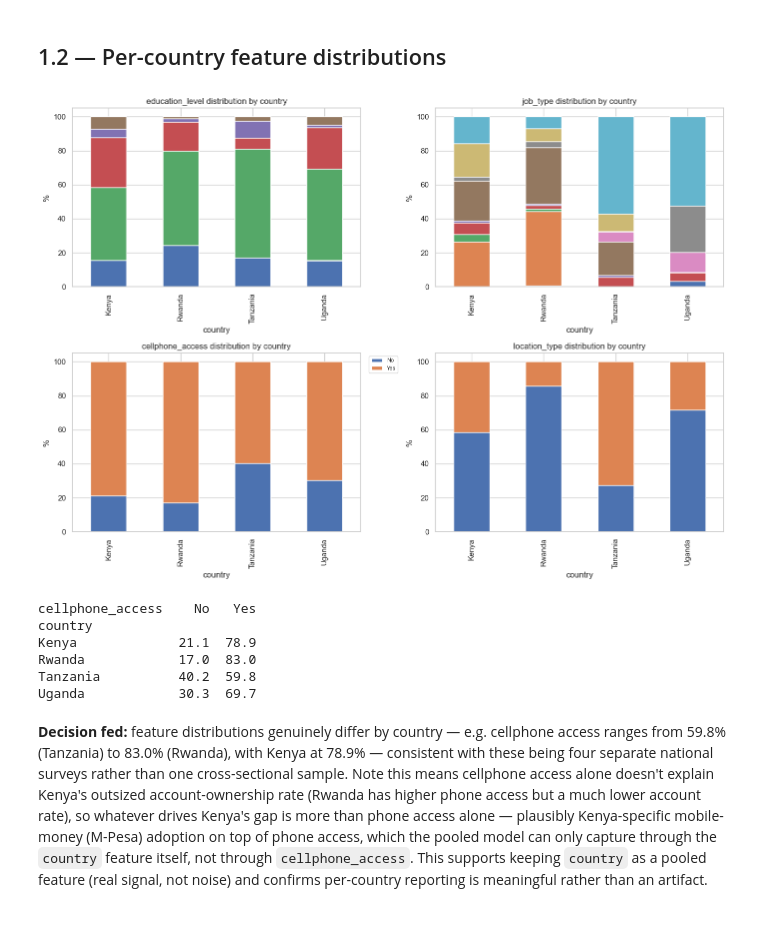
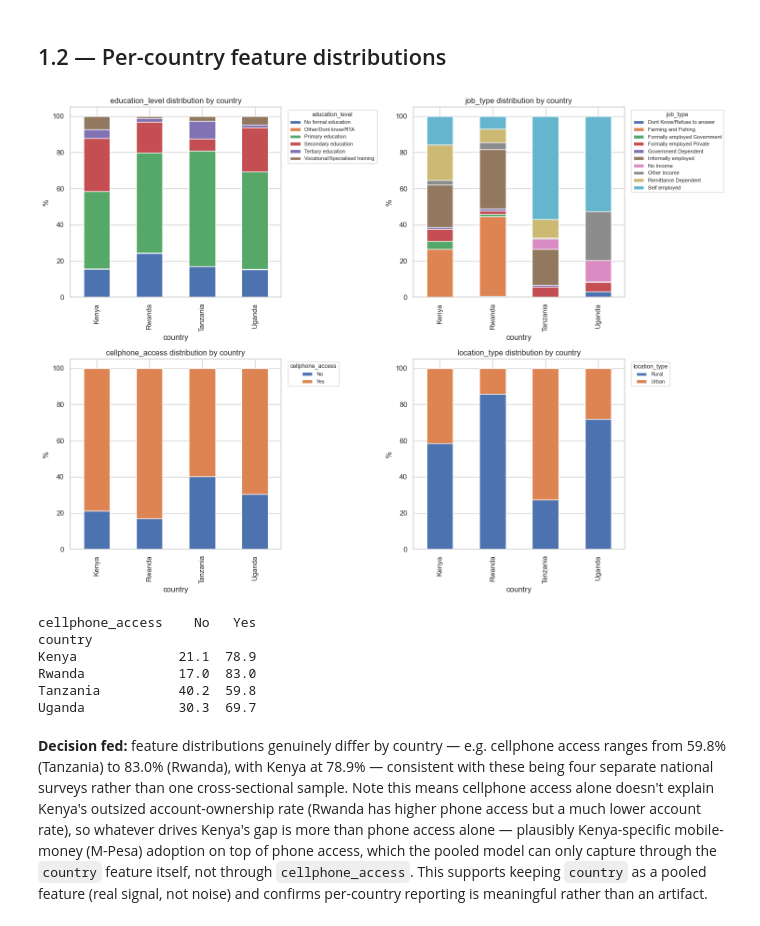
Before and after one commit to Charis-Opol/Financial_Inclusion_in_Africa_Machine_Learning_Pipeline_Task, a Jupyter notebook: notebooks/01_eda.ipynb, the cells around one changed output. Saved outputs shown, nothing was run; the diff lists cells and outputs as text; code cells hidden in the pictures.

```diff
--- a/notebooks/01_eda.ipynb
+++ b/notebooks/01_eda.ipynb
@@ -90,20 +90,19 @@ for reporting per-country metrics throughout (Phase 3.7, Phase 4.9).
 # %%
 feature_cols_to_check = ["education_level", "job_type", "cellphone_access", "location_type"]
 
-fig, axes = plt.subplots(2, 2, figsize=(14, 10))
+fig, axes = plt.subplots(2, 2, figsize=(15, 11))
 for ax, col in zip(axes.ravel(), feature_cols_to_check):
     ct = pd.crosstab(train["country"], train[col], normalize="index").mul(100)
-    ct.plot.bar(stacked=True, ax=ax, legend=col == "cellphone_access")
+    ct.plot.bar(stacked=True, ax=ax, legend=False)
     ax.set_title(f"{col} distribution by country")
     ax.set_ylabel("%")
-    if col == "cellphone_access":
-        ax.legend(bbox_to_anchor=(1.02, 1), loc="upper left", fontsize=8)
+    ax.legend(title=col, bbox_to_anchor=(1.02, 1), loc="upper left", fontsize=8, title_fontsize=9)
 plt.tight_layout()
 plt.show()
 
 print(pd.crosstab(train["country"], train["cellphone_access"], normalize="index").mul(100).round(1))
 # %% [output]
-[figure, old version]
+[figure, new version]
 cellphone_access    No   Yes
 country
 Kenya             21.1  78.9
```
Also changed, not shown: parts of 5 cells of this notebook, 1 other file.
